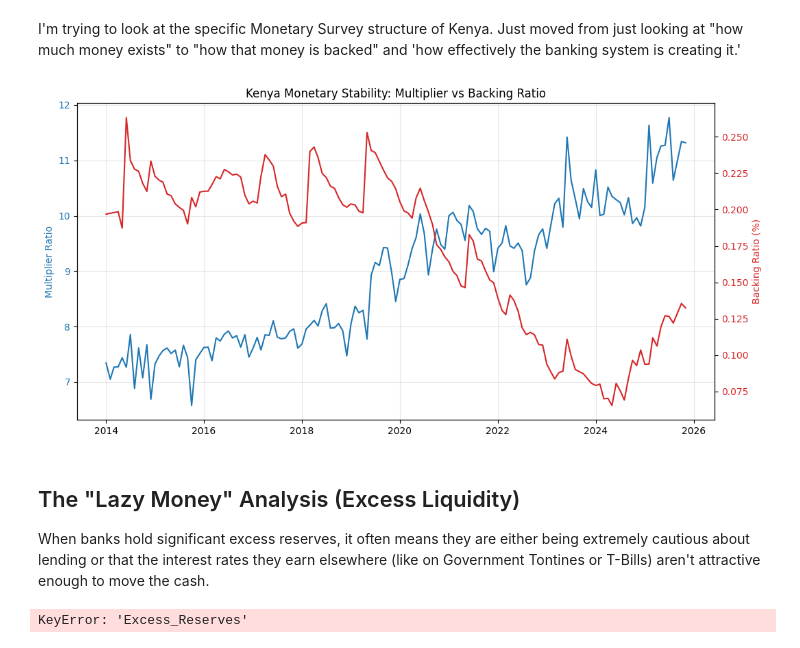
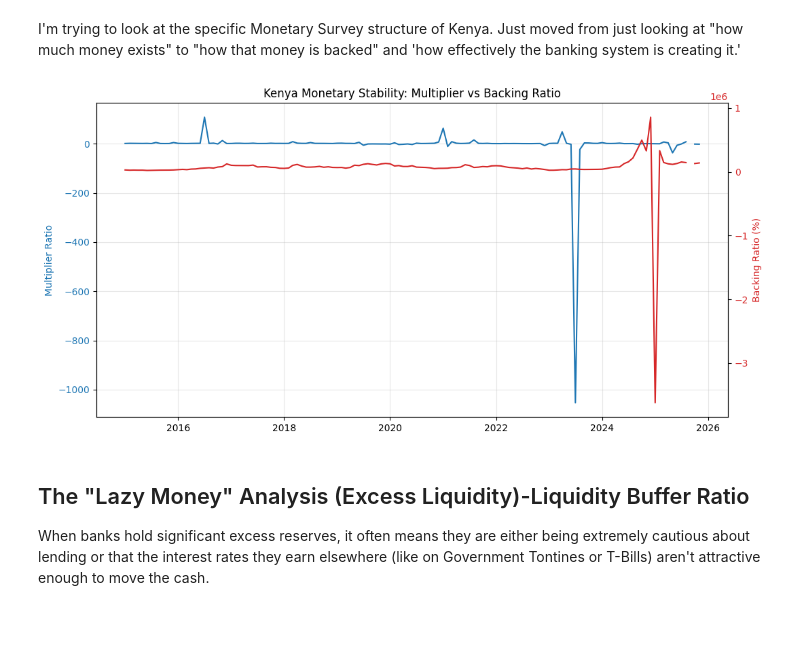
Before and after one commit to asaphray/cbk-macroeconomic-analysis, a Jupyter notebook: notebooks/python/03_monetary_analysis.ipynb, the cells around one changed output. Cells and saved outputs as stored; diff of their text form; code cells hidden in the pictures; blank space fills up the shorter version.

```diff
--- a/notebooks/python/03_monetary_analysis.ipynb
+++ b/notebooks/python/03_monetary_analysis.ipynb
@@ -244,11 +244,11 @@ plt.show()
 A calculation of a Rolling Standard Deviation. This tells how "jumpy" the credit growth is. Huge spikes in this chart usually marks a period of economic crisis or massive policy shifts.
 # %%
 # Calculate the volatility (Standard Deviation) of M2 growth over a 12-month window
-monetary['M2_Volatility'] = monetary['M2'].pct_change().rolling(window=12).std()
+df_monetary['M2_Volatility'] = df_monetary['M2'].pct_change().rolling(window=12).std()
 
 plt.figure(figsize=(12, 6))
-plt.plot(monetary.index, monetary['M2_Volatility'], color='purple', label='M2 Volatility (12m Window)')
-plt.fill_between(monetary.index, monetary['M2_Volatility'], color='purple', alpha=0.1)
+plt.plot(df_monetary.index, df_monetary['M2_Volatility'], color='purple', label='M2 Volatility (12m Window)')
+plt.fill_between(df_monetary.index, df_monetary['M2_Volatility'], color='purple', alpha=0.1)
 plt.title('Monetary Stability: Rolling Volatility of M2 Growth')
 plt.ylabel('Volatility Index')
 plt.grid(True, alpha=0.3)
@@ -267,37 +267,35 @@ $$\text{Backing Ratio} = \frac{\text{NFA}}{\text{M3}}$$
 I'm trying to look at the specific Monetary Survey structure of Kenya. Just moved from just looking at "how much money exists" to "how that money is backed" and 'how effectively the banking system is creating it.'
 # %%
 # 1. Calculating Ratios
-monetary['Money_Multiplier'] = monetary['M3'] / monetary['Reserve_Money']
-monetary['Backing_Ratio'] = monetary['NFA'] / monetary['M3']
+df_monetary['Money_Multiplier'] = df_monetary['M3'] / df_monetary['Reserve_Money']
+df_monetary['Backing_Ratio'] = df_monetary['NFA'] / df_monetary['M3']
 
 # 2. Visualize
 fig, ax1 = plt.subplots(figsize=(12, 6))
 
 # Plot Multiplier
-ax1.plot(monetary.index, monetary['Money_Multiplier'], color='tab:blue', label='Money Multiplier (M3/RM)')
+ax1.plot(df_monetary.index, df_monetary['Money_Multiplier'], color='tab:blue', label='Money Multiplier (M3/RM)')
 ax1.set_ylabel('Multiplier Ratio', color='tab:blue')
 ax1.tick_params(axis='y', labelcolor='tab:blue')
 
 # Plotting Backing Ratio on secondary axis
 ax2 = ax1.twinx()
-ax2.plot(monetary.index, monetary['Backing_Ratio'], color='tab:red', label='Backing Ratio (NFA/M3)')
+ax2.plot(df_monetary.index, df_monetary['Backing_Ratio'], color='tab:red', label='Backing Ratio (NFA/M3)')
 ax2.set_ylabel('Backing Ratio (%)', color='tab:red')
 ax2.tick_params(axis='y', labelcolor='tab:red')
 
 plt.title('Kenya Monetary Stability: Multiplier vs Backing Ratio')
 ax1.grid(True, alpha=0.3)
 plt.show()
 # %% [output]
-[figure, old version]
+[figure, new version]
 # %% [markdown]
-## The "Lazy Money" Analysis (Excess Liquidity)
+## The "Lazy Money" Analysis (Excess Liquidity)-Liquidity Buffer Ratio
 When banks hold significant excess reserves, it often means they are either being extremely cautious about lending or that the interest rates they earn elsewhere (like on Government Tontines or T-Bills) aren't attractive enough to move the cash.
 # %%
 # We calculate the Liquidity Buffer Ratio
-monetary['Liquidity_Buffer_Ratio'] = (monetary['Excess_Reserves'] /
-                                     (monetary['Req_Reserves'] + monetary['Excess_Reserves'])) * 100
+df_monetary['Liquidity_Buffer_Ratio'] = (df_monetary['Excess_Reserves'] /
+                                     (df_monetary['Req_Reserves'] + df_monetary['Excess_Reserves'])) * 100
-# %% [output]
-KeyError: 'Excess_Reserves'
 # %%
 # Visualization: The Reserve Stack
 plt.figure(figsize=(12, 6))
```
Also changed, not shown: parts of 6 cells of this notebook.
